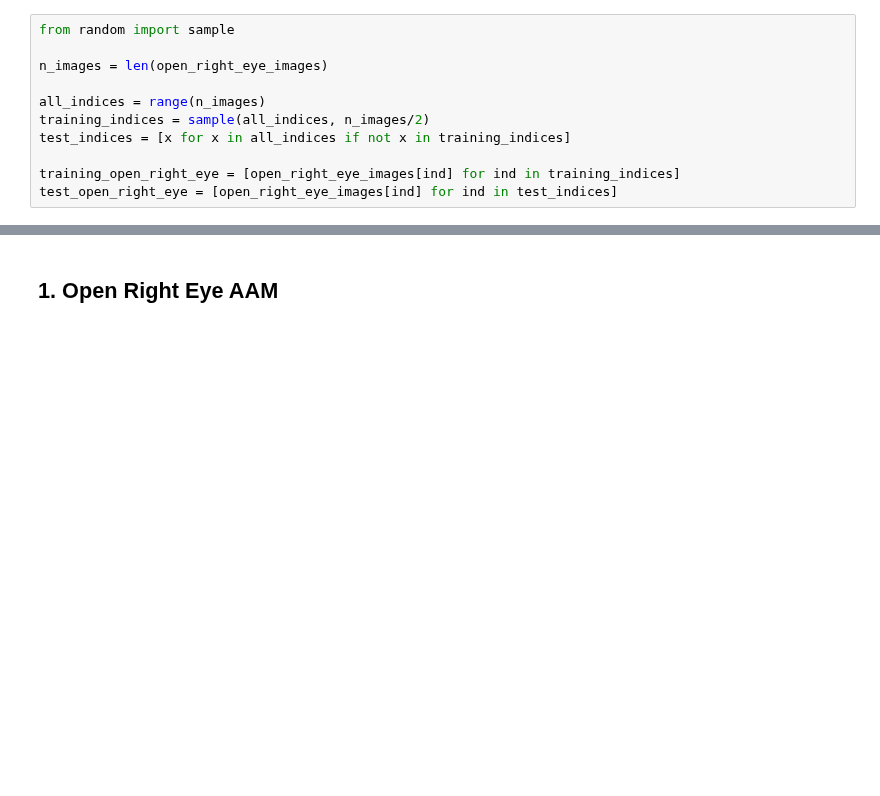
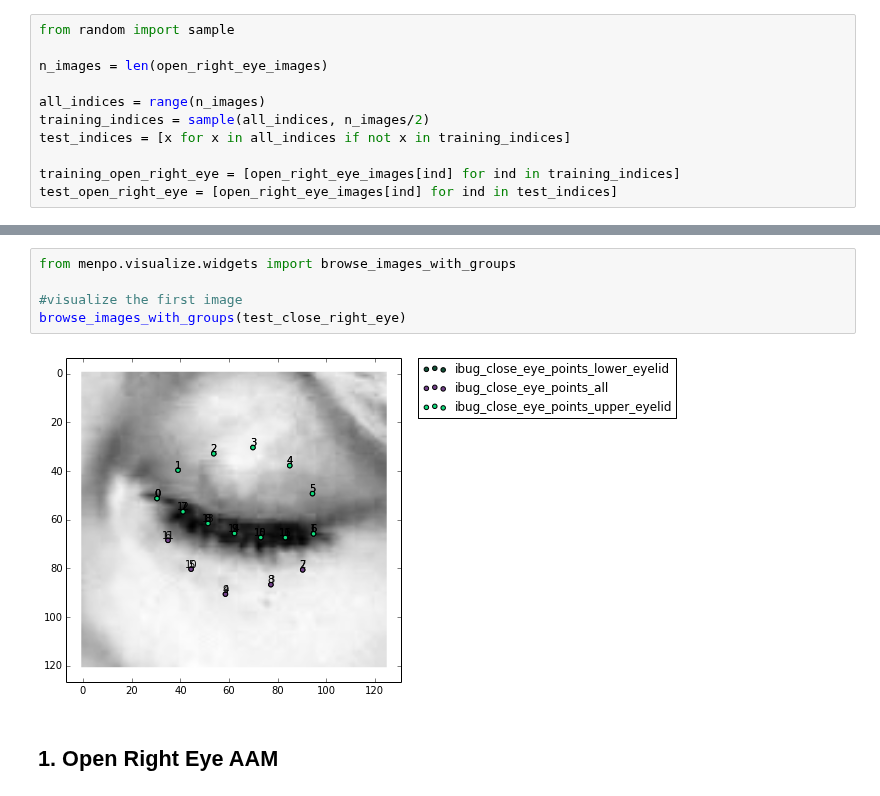
Before and after one commit to jalabort/scrap2, a Jupyter notebook: notebooks/Eyes/Eye Fitting.ipynb, the cells around one changed output, grey strips where cells are left out. Drawn from its saved outputs; the diff is of its cells as text; blank space fills up the shorter version.

```diff
--- a/notebooks/Eyes/Eye Fitting.ipynb
+++ b/notebooks/Eyes/Eye Fitting.ipynb
@@ -105,3 +132,10 @@ browse_images_with_groups(training_images)
+# %%
+from menpo.visualize.widgets import browse_images_with_groups
+
+#visualize the first image
+browse_images_with_groups(test_close_right_eye)
+# %% [output]
+[figure, added]
 # %% [markdown]
 ## 1. Open Right Eye AAM
 # %%
```
Also changed, not shown: parts of 19 cells of this notebook.
